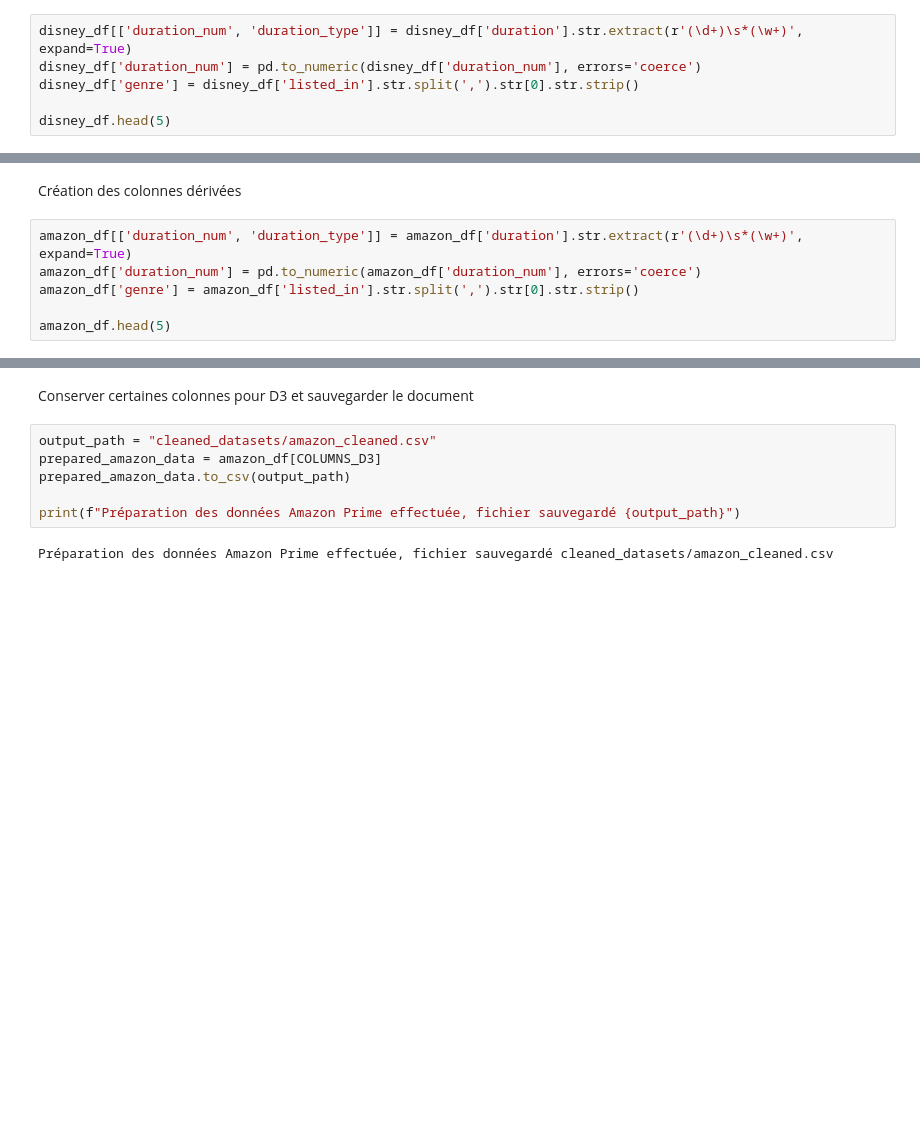
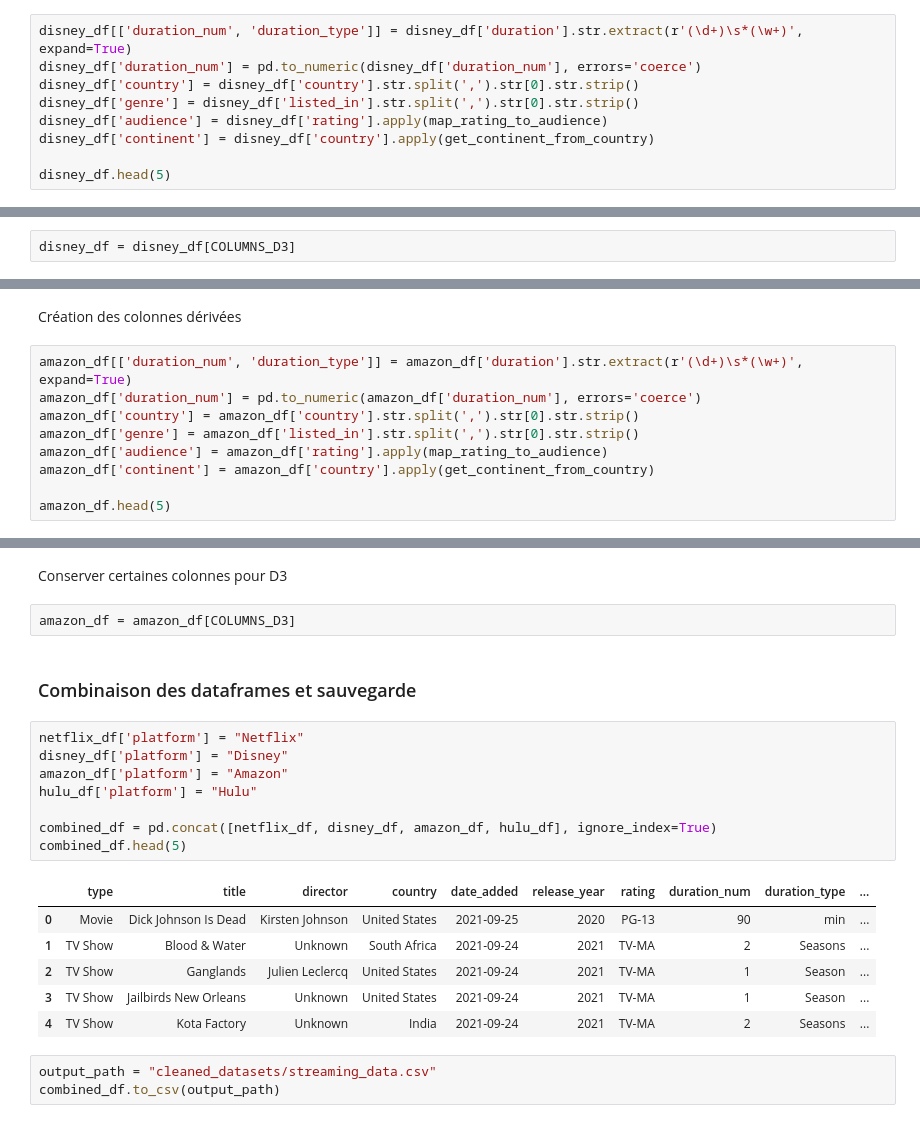
Before and after one commit to ismailchakrane/DataViz2024.github.io, a Jupyter notebook: data/data_cleaning.ipynb, the cells around one changed output, grey strips where cells are left out. Cells and saved outputs as stored; diff of their text form; blank space fills up the shorter version.

```diff
--- a/data/data_cleaning.ipynb
+++ b/data/data_cleaning.ipynb
@@ -392,7 +416,10 @@ Création des colonnes dérivées
 # %%
 disney_df[['duration_num', 'duration_type']] = disney_df['duration'].str.extract(r'(\d+)\s*(\w+)', expand=True)
 disney_df['duration_num'] = pd.to_numeric(disney_df['duration_num'], errors='coerce')
+disney_df['country'] = disney_df['country'].str.split(',').str[0].str.strip()
 disney_df['genre'] = disney_df['listed_in'].str.split(',').str[0].str.strip()
+disney_df['audience'] = disney_df['rating'].apply(map_rating_to_audience)
+disney_df['continent'] = disney_df['country'].apply(get_continent_from_country)
 
 disney_df.head(5)
 # %% [output]
@@ -415,3 +434,5 @@ Préparation des données Disney+ effectuée, fichier sauvegardé cleaned_datase
+# %%
+disney_df = disney_df[COLUMNS_D3]
 # %% [markdown]
 #### Amazon Prime Titles And Movies
 # %%
@@ -526,7 +547,10 @@ Création des colonnes dérivées
 # %%
 amazon_df[['duration_num', 'duration_type']] = amazon_df['duration'].str.extract(r'(\d+)\s*(\w+)', expand=True)
 amazon_df['duration_num'] = pd.to_numeric(amazon_df['duration_num'], errors='coerce')
+amazon_df['country'] = amazon_df['country'].str.split(',').str[0].str.strip()
 amazon_df['genre'] = amazon_df['listed_in'].str.split(',').str[0].str.strip()
+amazon_df['audience'] = amazon_df['rating'].apply(map_rating_to_audience)
+amazon_df['continent'] = amazon_df['country'].apply(get_continent_from_country)
 
 amazon_df.head(5)
 # %% [output]
@@ -537,12 +561,26 @@ amazon_df.head(5)
 | 1442 | TV Show | Oddbods | Unknown | Unknown | United States | 2021-03-30 | 2020 | ALL | 2 Seasons | Animation, Comedy, Kids | ... |
 | 2096 | TV Show | Inspector Manara (English Subtitled) | Unknown | Guido Caprino, Roberta Giarrusso,... | United States | 2021-03-30 | 2011 | TV-NR | 2 Seasons | International, Suspense | ... |
 # %% [markdown]
-Conserver certaines colonnes pour D3 et sauvegarder le document
+Conserver certaines colonnes pour D3
-# %%
-output_path = "cleaned_datasets/amazon_cleaned.csv"
-prepared_amazon_data = amazon_df[COLUMNS_D3]
-prepared_amazon_data.to_csv(output_path)
-
-print(f"Préparation des données Amazon Prime effectuée, fichier sauvegardé {output_path}")
-# %% [output]
-Préparation des données Amazon Prime effectuée, fichier sauvegardé cleaned_datasets/amazon_cleaned.csv
+# %%
+amazon_df = amazon_df[COLUMNS_D3]
+# %% [markdown]
+### Combinaison des dataframes et sauvegarde
+# %%
+netflix_df['platform'] = "Netflix"
+disney_df['platform'] = "Disney"
+amazon_df['platform'] = "Amazon"
+hulu_df['platform'] = "Hulu"
+
+combined_df = pd.concat([netflix_df, disney_df, amazon_df, hulu_df], ignore_index=True)
+combined_df.head(5)
+# %% [output]
+|  | type | title | director | country | date_added | release_year | rating | duration_num | duration_type | ... |
+| 0 | Movie | Dick Johnson Is Dead | Kirsten Johnson | United States | 2021-09-25 | 2020 | PG-13 | 90 | min | ... |
+| 1 | TV Show | Blood & Water | Unknown | South Africa | 2021-09-24 | 2021 | TV-MA | 2 | Seasons | ... |
+| 2 | TV Show | Ganglands | Julien Leclercq | United States | 2021-09-24 | 2021 | TV-MA | 1 | Season | ... |
+| 3 | TV Show | Jailbirds New Orleans | Unknown | United States | 2021-09-24 | 2021 | TV-MA | 1 | Season | ... |
+| 4 | TV Show | Kota Factory | Unknown | India | 2021-09-24 | 2021 | TV-MA | 2 | Seasons | ... |
+# %%
+output_path = "cleaned_datasets/streaming_data.csv"
+combined_df.to_csv(output_path)
```
Also changed, not shown: parts of 9 cells of this notebook, 8 other files.
